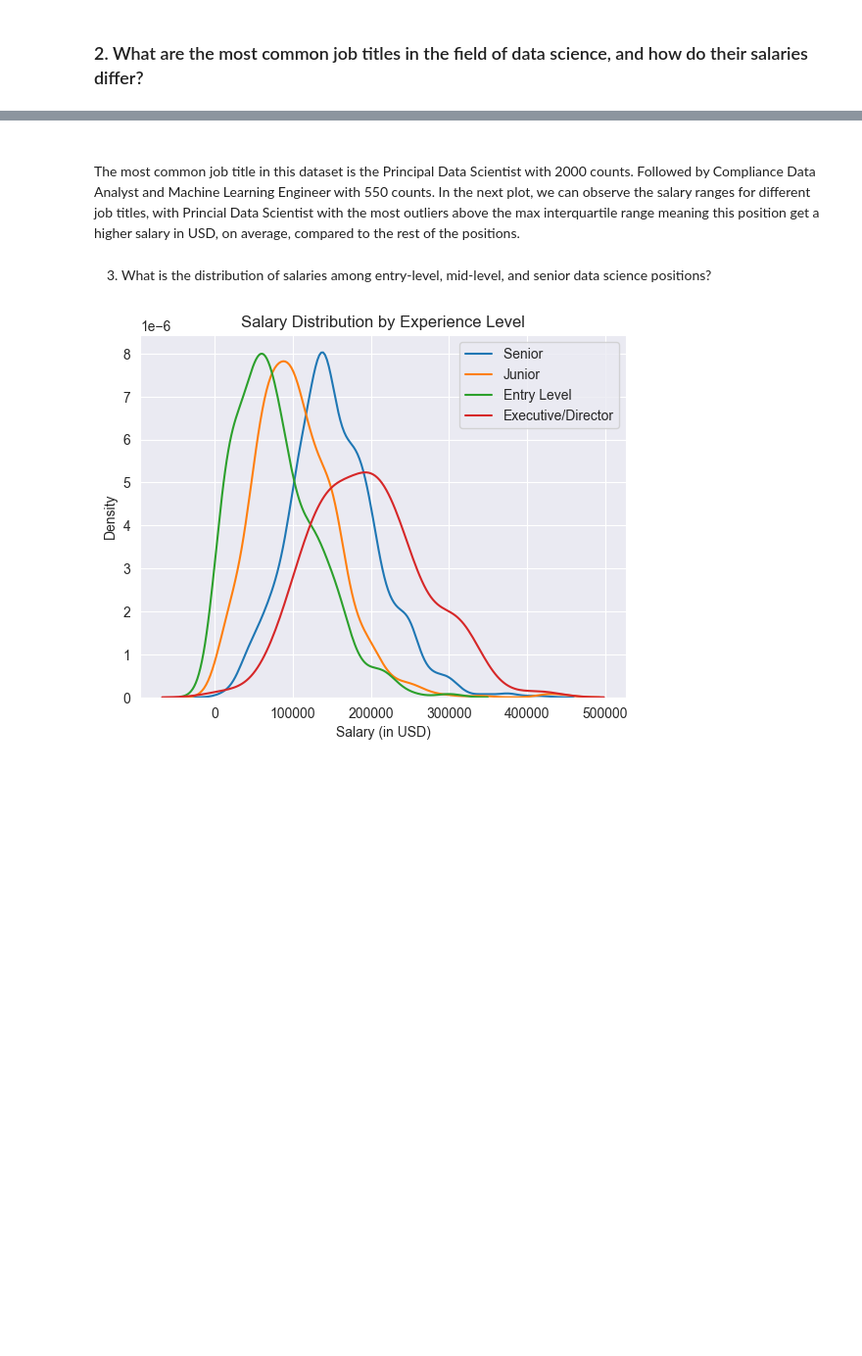
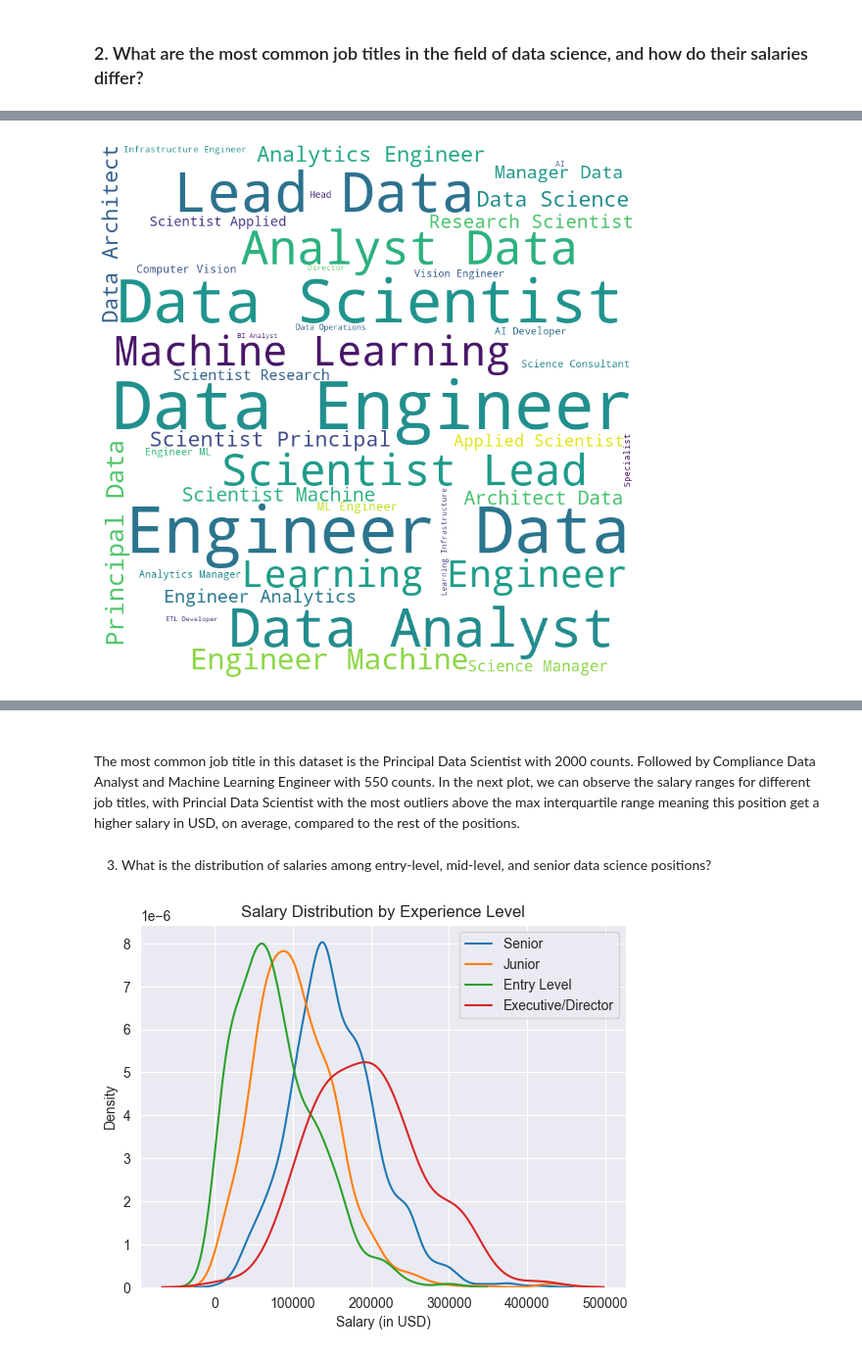
Before and after one commit to Nick-Climaco/code, a Jupyter notebook: Python_code/data projects/Data Science Salaries/notebook.ipynb, the cells around one changed output, grey strips where cells are left out. Shown: that part at 98% size. Drawn from its saved outputs; the diff is of its cells as text; code cells hidden in the pictures; blank space fills up the shorter version.

Commit message:
added wordcloud

```diff
--- a/Python_code/data projects/Data Science Salaries/notebook.ipynb
+++ b/Python_code/data projects/Data Science Salaries/notebook.ipynb
@@ -206,3 +206,19 @@ plt.show()
+# %%
+text = ' '.join(title for title in salary_df.job_title)
+
+# Generate the word cloud
+wordcloud = WordCloud(width = 800, height = 800,
+                      background_color ='white',
+                      stopwords = None,
+                      min_font_size = 10).generate(text)
+
+# Plot the WordCloud image
+plt.figure(figsize = (8, 8), facecolor = None)
+plt.imshow(wordcloud)
+plt.axis("off")
+plt.tight_layout(pad = 0)
+# %% [output]
+[figure, added]
 # %%
 salary_per_title = salary_df.groupby("job_title")["salary_in_usd"].agg(lambda x : round(np.mean(x), 2))
 salary_per_title = salary_per_title.sort_values(ascending=False).reset_index()
```
Also changed, not shown: parts of 3 cells of this notebook.
